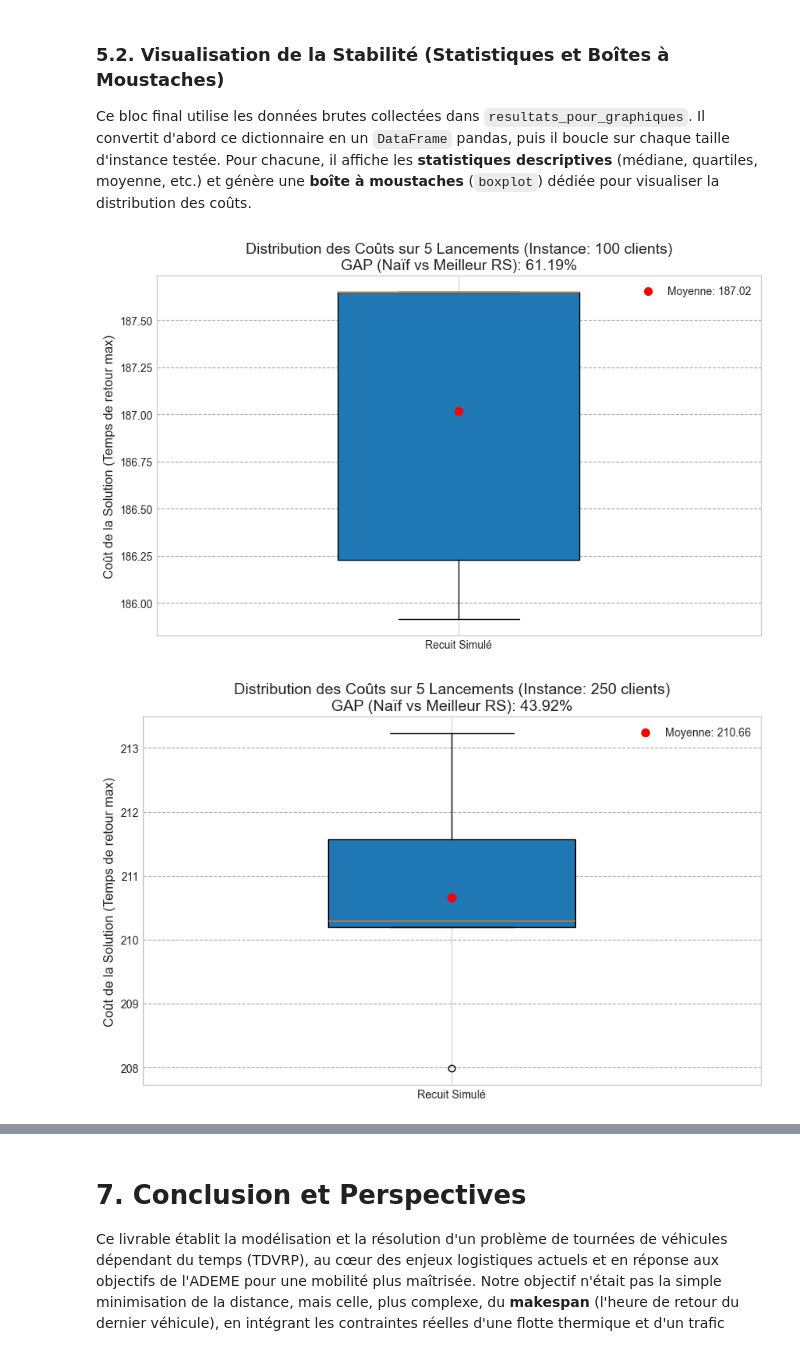
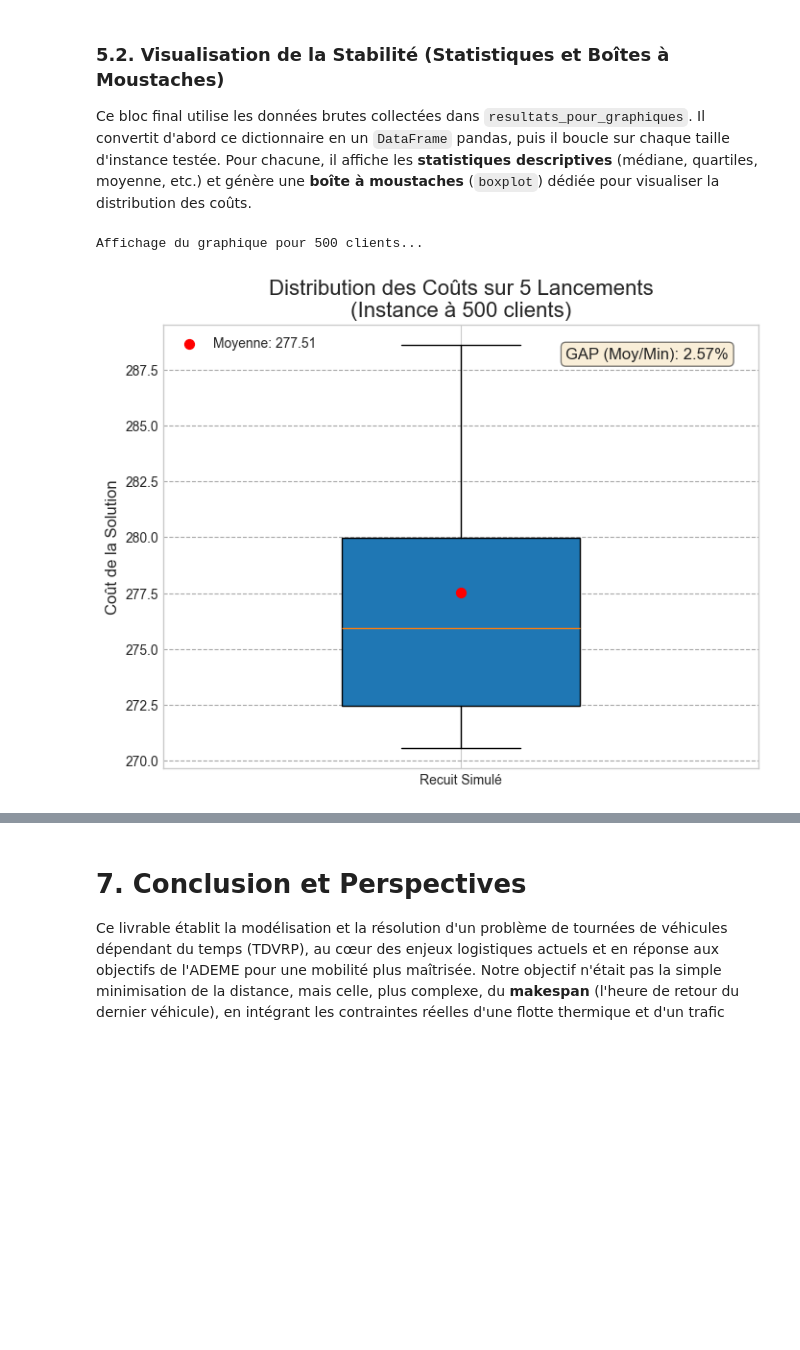
Before and after one commit to Fire-90/CESI_Algo_-_Opti, a Jupyter notebook: Livrable2_TDVRP_Modélisation_v3.ipynb, the cells around one changed output, grey strips where cells are left out. Cells and saved outputs as stored; diff of their text form; code cells hidden in the pictures; blank space fills up the shorter version.

```diff
--- a/Livrable2_TDVRP_Modélisation_v3.ipynb
+++ b/Livrable2_TDVRP_Modélisation_v3.ipynb
@@ -398,43 +342,54 @@ Multiplicateurs de trafic: [1.0, 1.8, 1.2, 2.0, 1.0]
 Ce bloc final utilise les données brutes collectées dans `resultats_pour_graphiques`. Il convertit d'abord ce dictionnaire en un `DataFrame` pandas, puis il boucle sur chaque taille d'instance testée. Pour chacune, il affiche les **statistiques descriptives** (médiane, quartiles, moyenne, etc.) et génère une **boîte à moustaches** (`boxplot`) dédiée pour visualiser la distribution des coûts.
 # %%
 for nb_clients, data in resultats_pour_graphiques.items():
-    couts_valides = data['costs']
+
+    all_costs = data['costs']
     NB_LANCES = data['num_runs']
-    naive_cost = data['naive_cost']
-    best_cost_rs = data['best_cost_rs']
+
+    # 1. Préparer les données en filtrant les solutions invalides
+    couts_valides = [c for c in all_costs if c != float('inf')]
 
     # 2. Vérifier s'il y a des données à afficher
     if not couts_valides:
         print(f"\nInstance {nb_clients} clients: Aucune solution valide, impossible de générer le graphique.")
         continue # Passe à l'instance suivante
 
     # 3. Créer la figure et le graphique
     plt.style.use('seaborn-v0_8-whitegrid')
-    # Augmentation de la taille pour un meilleur affichage du titre
-    fig, ax = plt.subplots(figsize=(10, 6))
+    fig, ax = plt.subplots(figsize=(8, 6))
 
     ax.boxplot(couts_valides, vert=True, patch_artist=True, widths=0.4)
 
-    # 4. Calculer le GAP et l'ajouter au titre
-    gap_percent = 0.0
-    if best_cost_rs > 0 and best_cost_rs != float('inf') and naive_cost != float('inf'):
-        gap_percent = 100 * (naive_cost - best_cost_rs) / best_cost_rs
+    # 4. Calculer les métriques
+    moyenne = np.mean(couts_valides)
+    minimum = np.min(couts_valides)
 
-    ax.set_title(
-        f'Distribution des Coûts sur {NB_LANCES} Lancements (Instance: {nb_clients} clients)\n'
-        f'GAP (Naïf vs Meilleur RS): {gap_percent:.2f}%',
-        fontsize=14
-    )
-    ax.set_ylabel('Coût de la Solution (Temps de retour max)', fontsize=12)
+    # MODIFICATION: Calculer le GAP pour l'affichage
+    gap_graph = 0.0
+    if minimum > 0:
+        gap_graph = 100 * (moyenne - minimum) / minimum
+
+    # 5. Améliorer l'affichage
+    ax.set_title(f'Distribution des Coûts sur {NB_LANCES} Lancements\n(Instance à {nb_clients} clients)', fontsize=16)
+    ax.set_ylabel('Coût de la Solution', fontsize=12)
     ax.set_xticklabels(['Recuit Simulé'])
     ax.yaxis.grid(True, linestyle='--', which='major', color='grey', alpha=0.7)
 
-    moyenne = np.mean(couts_valides)
+    # Tracer la moyenne
     ax.scatter(1, moyenne, marker='o', color='red', s=50, zorder=3, label=f'Moyenne: {moyenne:.2f}')
     ax.legend()
 
-    # 5. Afficher le graphique final pour cette instance
+    # MODIFICATION: Ajouter le texte du GAP sur le graphique
+    ax.text(0.95, 0.95, f'GAP (Moy/Min): {gap_graph:.2f}%',
+            transform=ax.transAxes,
+            fontsize=12,
+            verticalalignment='top',
+            horizontalalignment='right',
+            bbox=dict(boxstyle='round', facecolor='wheat', alpha=0.5))
+
+    # 6. Afficher le graphique final pour cette instance
+    print(f"Affichage du graphique pour {nb_clients} clients...")
     plt.show()
 # %% [output]
+Affichage du graphique pour 500 clients...
-[figure, old version]
+[figure, new version]
-[figure, removed]
```
Also changed, not shown: parts of 3 cells of this notebook, 1 other file.
